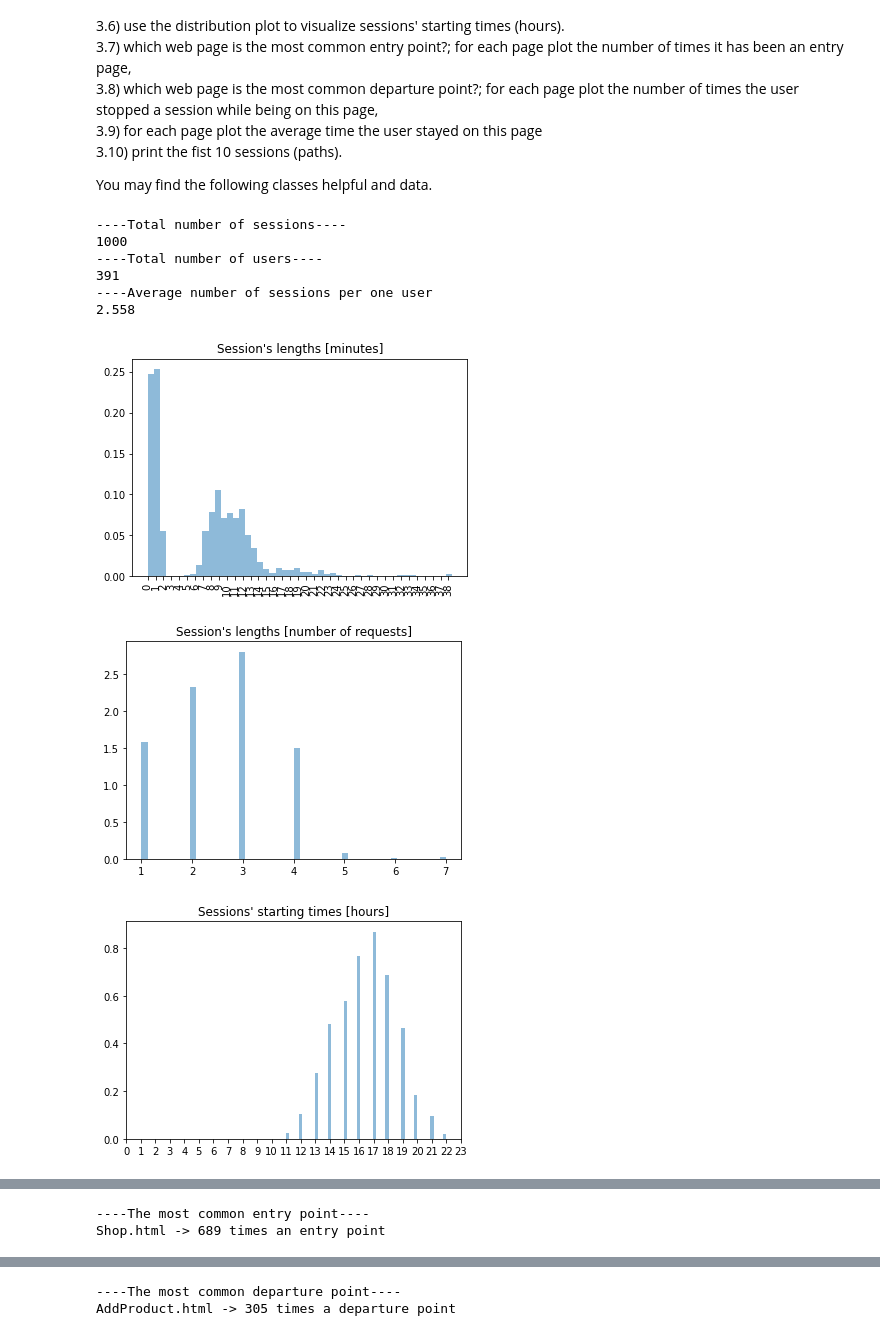
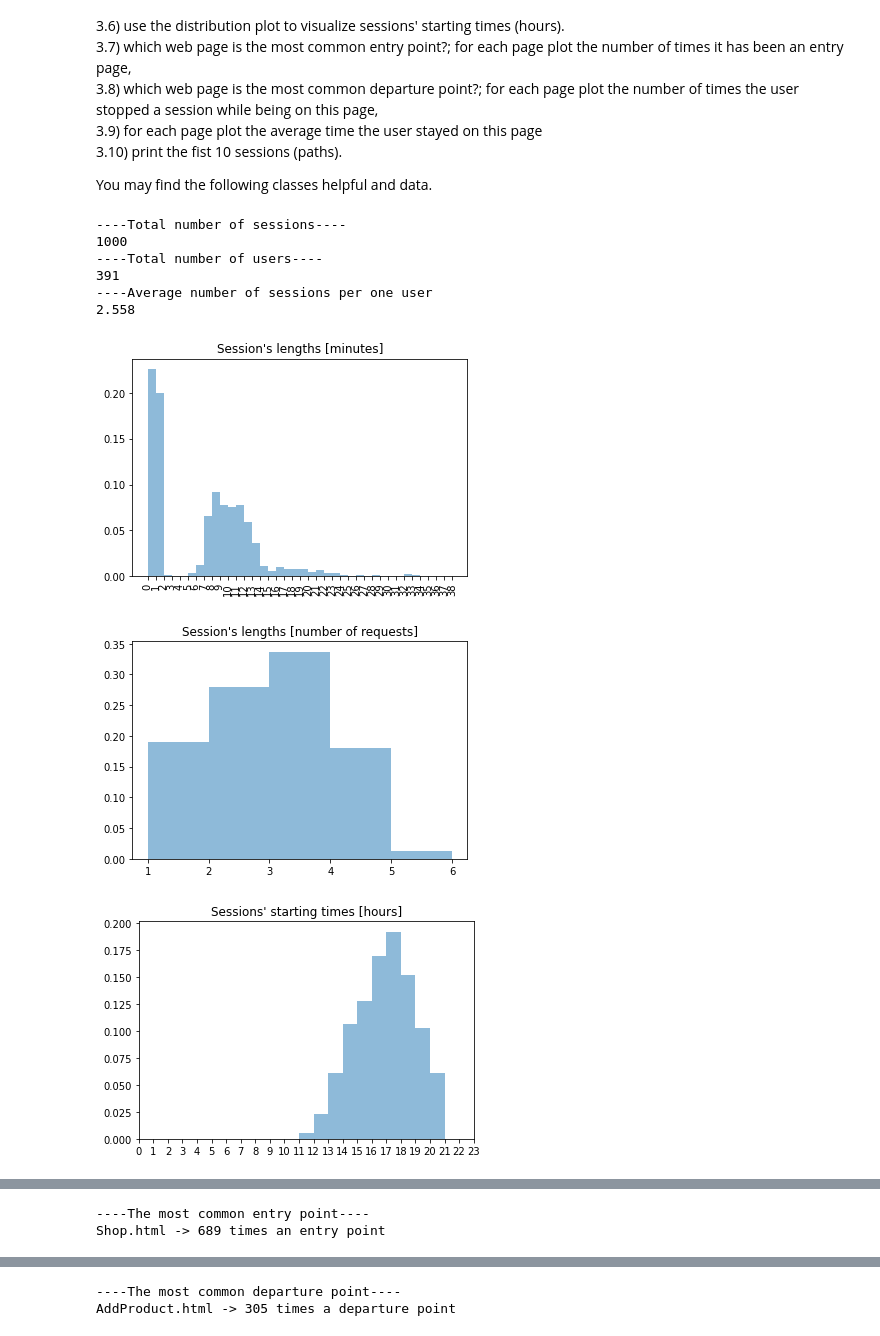
Before and after one commit to PiotrJTomaszewski/IR_lab, a Jupyter notebook: lab_30_03/Lab10_Logs.ipynb, the cells around one changed output, grey strips where cells are left out. Cells and saved outputs as stored; diff of their text form; code cells hidden in the pictures.

Commit message:
Fix histograms

```diff
--- a/lab_30_03/Lab10_Logs.ipynb
+++ b/lab_30_03/Lab10_Logs.ipynb
@@ -207,18 +207,24 @@ print(round(len(global_sessions) / len(computers), 3))
 
 
 #  3.4) use the distribution plot to visualize the sessions' lengths (minutes);
-plt.hist(sess_len_minutes, 50, alpha=0.5, density=True)
+sess_len_minutes_array = np.array(sess_len_minutes)
+bins = np.arange(np.floor(sess_len_minutes_array.min()),np.ceil(sess_len_minutes_array.max()))
+plt.hist(sess_len_minutes_array, bins, alpha=0.5, density=True)
 plt.xticks(np.arange(min(sess_len_minutes), max(sess_len_minutes)), rotation='vertical')
 plt.title('Session\'s lengths [minutes]')
 plt.show()
 
 # 3.5) use the distribution plot to visualize the sessions' lengths (the number of requests)
-plt.hist(sess_req_num, 50, alpha=0.5, density=True)
+sess_req_num_array = np.array(sess_req_num)
+bins = np.arange(np.floor(sess_req_num_array.min()),np.ceil(sess_req_num_array.max()))
+plt.hist(sess_req_num_array, bins, alpha=0.5, density=True)
 plt.title('Session\'s lengths [number of requests]')
 plt.show()
 
 # 3.6) use the distribution plot to visualize sessions' starting times (hours)
-plt.hist(sess_start_time_hours, 50, alpha=0.5, density=True)
+sess_start_time_hours_array = np.array(sess_start_time_hours)
+bins = np.arange(np.floor(sess_start_time_hours_array.min()),np.ceil(sess_start_time_hours_array.max()))
+plt.hist(sess_start_time_hours_array, bins, alpha=0.5, density=True)
 plt.xticks(np.arange(0, 24))
 plt.title('Sessions\' starting times [hours]')
 plt.show()
@@ -274,36 +280,36 @@ for session in global_sessions:
         if i < len(session.requests) - 1: # We can't tell a time spent on the last page in session
             next_request = session.requests[i+1]
             time_on_page[request.page] += next_request.time - request.time
             visits[request.page] += 1
 avg_time_on_page = {}
 for page in PAGES:
     if visits[page] > 0:
         avg_time_on_page[page] = (time_on_page[page] / visits[page])/60
     else:
         avg_time_on_page[page] = 0
 plt.bar(np.arange(len(avg_time_on_page.values())), avg_time_on_page.values(), log=True, align='center', alpha=0.5)
 plt.xticks(np.arange(len(avg_time_on_page.keys())), labels=avg_time_on_page.keys(), rotation='vertical')
 plt.title('Average time spent on a page on a page [minutes] (log)')
 plt.show()
 plt.bar(np.arange(len(avg_time_on_page.values())), avg_time_on_page.values(), align='center', alpha=0.5)
 plt.xticks(np.arange(len(avg_time_on_page.keys())), labels=avg_time_on_page.keys(), rotation='vertical')
 plt.title('Average time spent on a page on a page [minutes]')
 plt.show()
 
 # 3.10) print the first 10 sessions (paths).
 print('----First ten sessions----')
 for i in range(10):
     print(global_sessions[i])
 # %% [output]
 ----Total number of sessions----
 1000
 ----Total number of users----
 391
 ----Average number of sessions per one user
 2.558
-[figure, old version]
+[figure, new version]
-[figure, old version]
+[figure, new version]
-[figure, old version]
+[figure, new version]
 [figure]
 [figure]
 ----The most common entry point----
```
